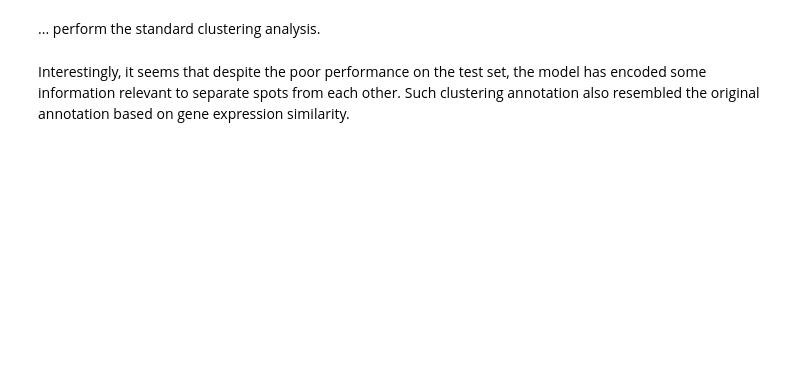
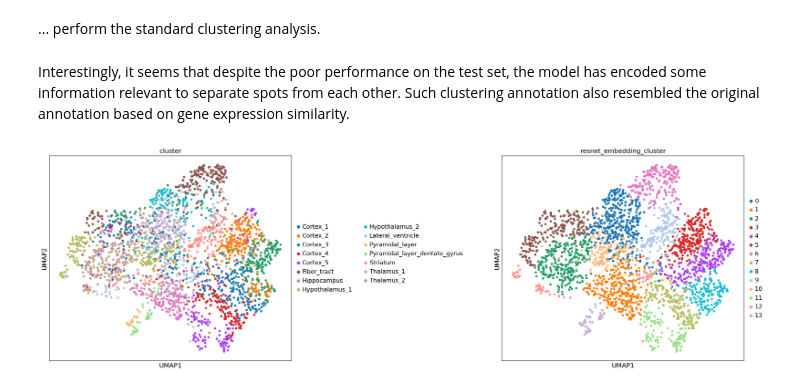
Before and after one commit to scverse/squidpy_notebooks, a Jupyter notebook: docs/source/external_tutorials/tutorial_tf.ipynb, the cells around one changed output. Saved outputs shown, nothing was run; the diff lists cells and outputs as text; code cells hidden in the pictures; blank space fills up the shorter version.

```diff
--- a/docs/source/external_tutorials/tutorial_tf.ipynb
+++ b/docs/source/external_tutorials/tutorial_tf.ipynb
@@ -210,3 +243,10 @@ sc.tl.leiden(adata_resnet, key_added="resnet_embedding_cluster")
 sc.tl.umap(adata_resnet)
 # %% [markdown]
 Interestingly, it seems that despite the poor performance on the test set, the model has encoded some information relevant to separate spots from each other. Such clustering annotation also resembled the original annotation based on gene expression similarity.
+# %%
+sc.set_figure_params(facecolor="white", figsize=(8, 8))
+sc.pl.umap(
+    adata_resnet, color=["cluster", "resnet_embedding_cluster"], size=100, wspace=0.7
+)
+# %% [output]
+[figure, added]
```
Also changed, not shown: parts of 25 cells of this notebook, 2 other files.
